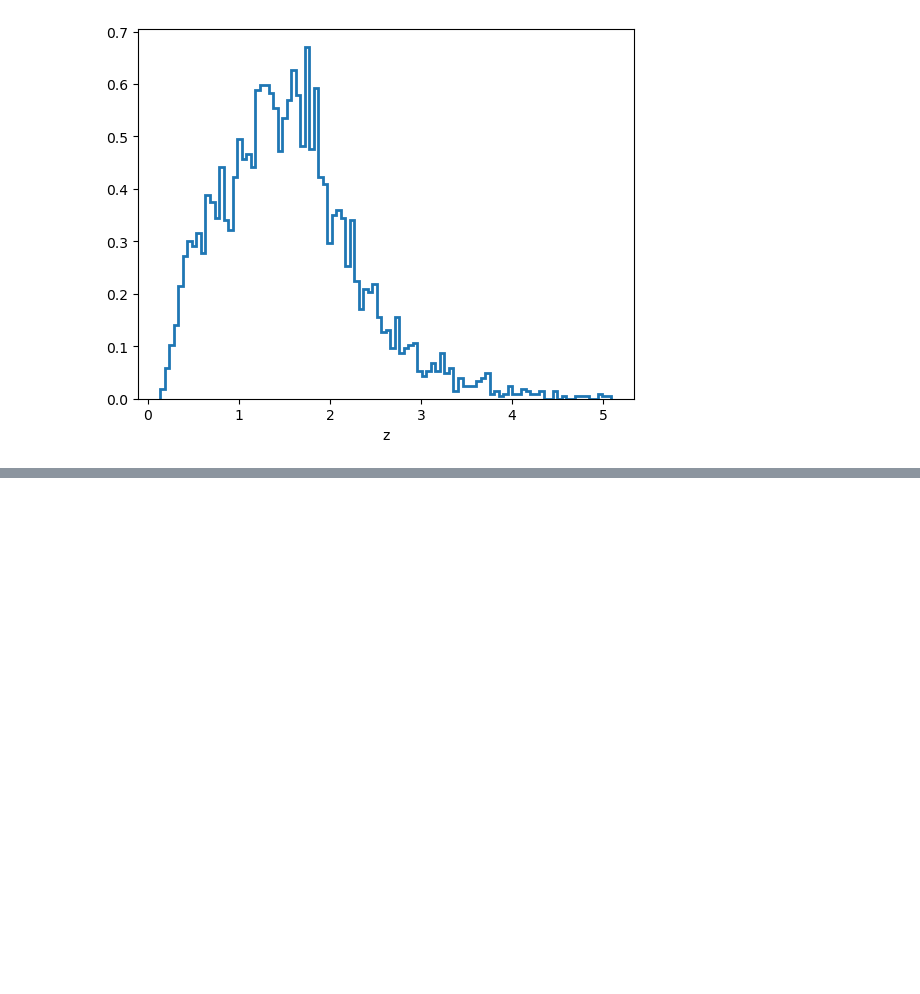
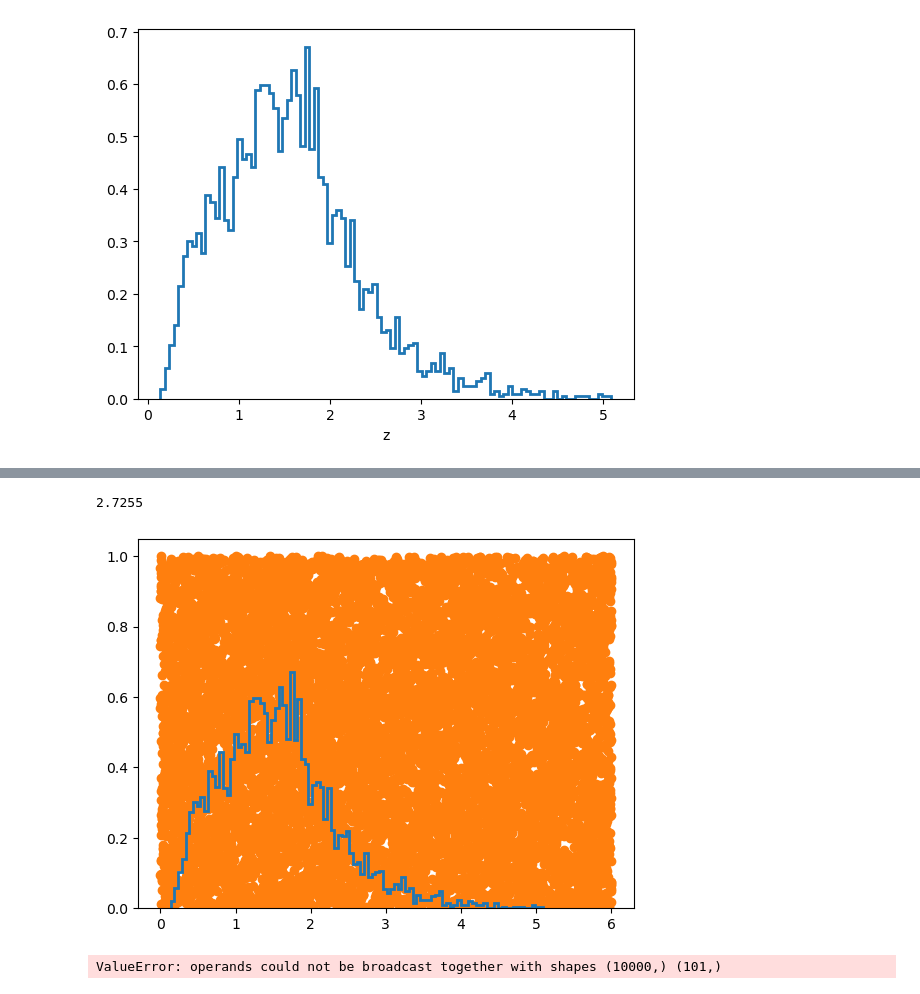
Before and after one commit to costanzamariasala/ilovegit, a Jupyter notebook: lec4_quasars.ipynb, the cells around one changed output, grey strips where cells are left out. Drawn from its saved outputs; the diff is of its cells as text; code cells hidden in the pictures; blank space fills up the shorter version.

```diff
--- a/lec4_quasars.ipynb
+++ b/lec4_quasars.ipynb
@@ -74,0 +25,30 @@ plt.hist(goodpoints,bins=50,density=True,histtype='step',color='green')
+# %%
+import astropy
+
+astropy.cosmology.Planck18
+T=astropy.cosmology.Planck18.Tcmb0
+T.value
+# %% [output]
+2.7255
+# %%
+N = 10000
+
+ymax = 1
+
+x = np.random.uniform(0,6,N)
+y = np.random.uniform(0,ymax,N)
+
+counts = plt.hist(z, bins = 100, density = True, histtype = 'step', lw=2)
+height = counts[1]
+plt.scatter(x,y)
+# plt.scatter(x[y<counts[1]],y[y<counts[1]],c='yellow')
+# plt.scatter(x[y>counts[1]],y[y>counts[1]],c='magenta')
+
+
+plt.show()
+goodpoints = x[y<counts[1]]
+
+plt.hist(goodpoints,bins=50,density=True,histtype='step',color='green')
+# %% [output]
+[figure, added]
+ValueError: operands could not be broadcast together with shapes (10000,) (101,)
```
Also changed, not shown: parts of 2 cells of this notebook.
